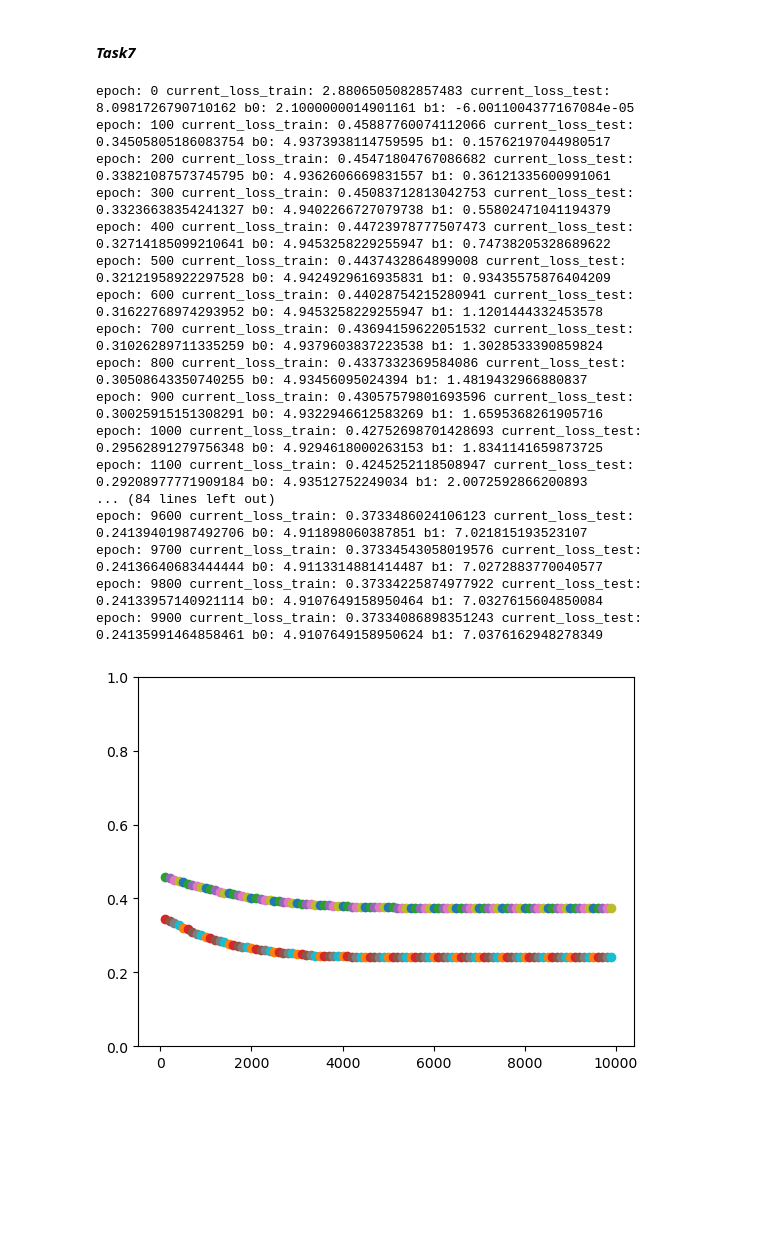
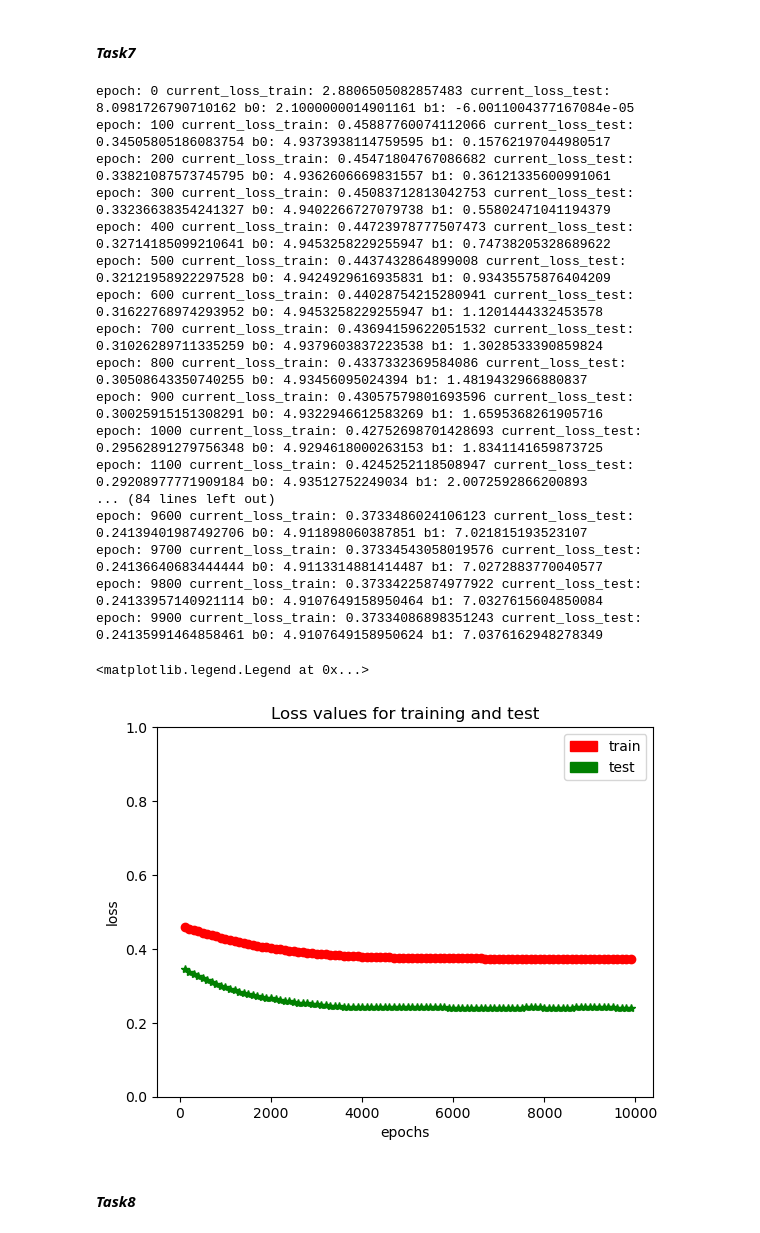
Before and after one commit to sbardons/LSC, a Jupyter notebook: Assignment1.ipynb, the cells around one changed output. Drawn from its saved outputs; the diff is of its cells as text; code cells hidden in the pictures; blank space fills up the shorter version.

```diff
--- a/Assignment1.ipynb
+++ b/Assignment1.ipynb
@@ -226,7 +228,7 @@ For both training and test data mse model is better with higher slope and lower
 # %% [markdown]
 #### *Task7*
 # %%
-# Reinitialize variables to train
+
 b0 = tf.Variable(2.0, dtype=tf.float64)   # re-initialised
 b1 = tf.Variable(0.0, dtype=tf.float64)   # re-initialised
 
@@ -238,40 +240,50 @@ epochs = range(10000)
 def LinearModel(x):
     return tf.add(tf.multiply(x, b1), b0)
 
-# define mean absolute error
-def loss_mae(y_true, y_pred):
-    return (tf.reduce_mean(tf.abs(tf.Variable(y_true) - y_pred)))
+# define mean squared error
+def loss(y, pred):
+    return tf.reduce_mean(tf.square(y - pred))
 
 with writer.as_default():
     for i in tqdm(epochs):
         with tf.GradientTape() as tape:
             predicted = LinearModel(bmi_train)
-            current_loss = loss_mae(y_train, predicted)
+            current_loss = loss(y_train, predicted)
         gradients = tape.gradient(current_loss, [b1, b0])
         optimizer.apply_gradients(zip(gradients, [b1 ,b0]))
         # write the value to tensorboard summary stats and print
         if i%100 == 0: #every 20 time steps
             tf.print("epoch:", i, "current_loss_train:", current_loss, "current_loss_test:", loss(y_test, LinearModel(bmi_test)), "b0:",  b0, "b1:", b1, output_stream=sys.stdout)
             plt.ylim(0, 1)
-            plt.plot(i, current_loss, 'o', label ='train')
-            plt.plot(i, loss(y_test, LinearModel(bmi_test)), 'o', label ='test')
-            #tf.summary.scalar('loss_mae_new_par', current_loss, step=i)  #this is a single number
+            plt.plot(i, current_loss, 'o', label ='train', color = 'red')
+            plt.plot(i, loss(y_test, LinearModel(bmi_test)), '*', label ='test', color ='green')
+            plt.xlabel('epochs')
+            plt.ylabel('loss')
+            plt.title('Loss values for training and test')
+
+import matplotlib.patches as mpatches
+
+red_patch = mpatches.Patch(color='red', label='train')
+blue_patch = mpatches.Patch(color='green', label='test')
+
+plt.legend(handles=[red_patch, blue_patch])
 # %% [output]
 epoch: 0 current_loss_train: 2.8806505082857483 current_loss_test: 8.0981726790710162 b0: 2.1000000014901161 b1: -6.0011004377167084e-05
 epoch: 100 current_loss_train: 0.45887760074112066 current_loss_test: 0.34505805186083754 b0: 4.9373938114759595 b1: 0.15762197044980517
 epoch: 200 current_loss_train: 0.45471804767086682 current_loss_test: 0.33821087573745795 b0: 4.9362606669831557 b1: 0.36121335600991061
 epoch: 300 current_loss_train: 0.45083712813042753 current_loss_test: 0.33236638354241327 b0: 4.9402266727079738 b1: 0.55802471041194379
 epoch: 400 current_loss_train: 0.44723978777507473 current_loss_test: 0.32714185099210641 b0: 4.9453258229255947 b1: 0.74738205328689622
 epoch: 500 current_loss_train: 0.4437432864899008 current_loss_test: 0.32121958922297528 b0: 4.9424929616935831 b1: 0.93435575876404209
 epoch: 600 current_loss_train: 0.44028754215280941 current_loss_test: 0.31622768974293952 b0: 4.9453258229255947 b1: 1.1201444332453578
 epoch: 700 current_loss_train: 0.43694159622051532 current_loss_test: 0.31026289711335259 b0: 4.9379603837223538 b1: 1.3028533390859824
 epoch: 800 current_loss_train: 0.4337332369584086 current_loss_test: 0.30508643350740255 b0: 4.93456095024394 b1: 1.4819432966880837
 epoch: 900 current_loss_train: 0.43057579801693596 current_loss_test: 0.30025915151308291 b0: 4.9322946612583269 b1: 1.6595368261905716
 epoch: 1000 current_loss_train: 0.42752698701428693 current_loss_test: 0.29562891279756348 b0: 4.9294618000263153 b1: 1.8341141659873725
 epoch: 1100 current_loss_train: 0.4245252118508947 current_loss_test: 0.29208977771909184 b0: 4.93512752249034 b1: 2.0072592866200893
 ... (84 lines left out)
 epoch: 9600 current_loss_train: 0.3733486024106123 current_loss_test: 0.24139401987492706 b0: 4.911898060387851 b1: 7.021815193523107
 epoch: 9700 current_loss_train: 0.37334543058019576 current_loss_test: 0.24136640683444444 b0: 4.9113314881414487 b1: 7.0272883770040577
 epoch: 9800 current_loss_train: 0.37334225874977922 current_loss_test: 0.24133957140921114 b0: 4.9107649158950464 b1: 7.0327615604850084
 epoch: 9900 current_loss_train: 0.37334086898351243 current_loss_test: 0.24135991464858461 b0: 4.9107649158950624 b1: 7.0376162948278349
+<matplotlib.legend.Legend at 0x...>
-[figure, old version]
+[figure, new version]
@@ -281,0 +332,2 @@ loss(y_test, LinearModel(bmi_test))
+# %% [markdown]
+#### *Task8*
```
Also changed, not shown: parts of 6 cells of this notebook, 4 other files.
